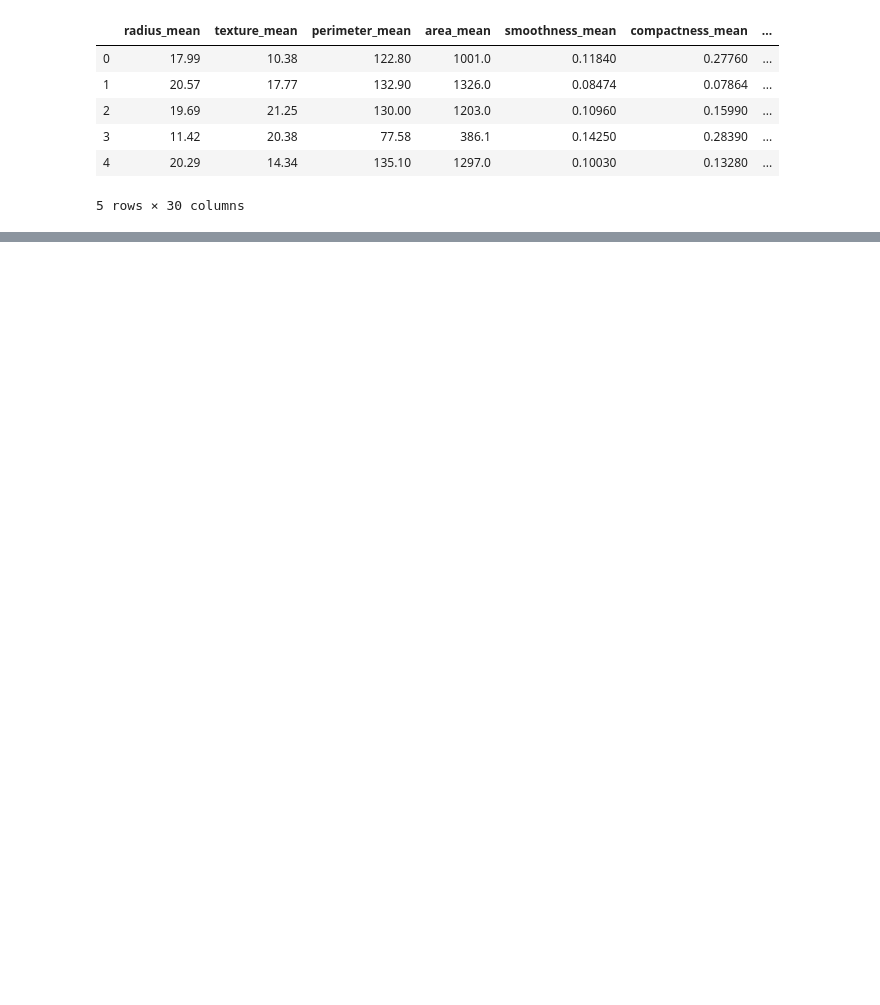
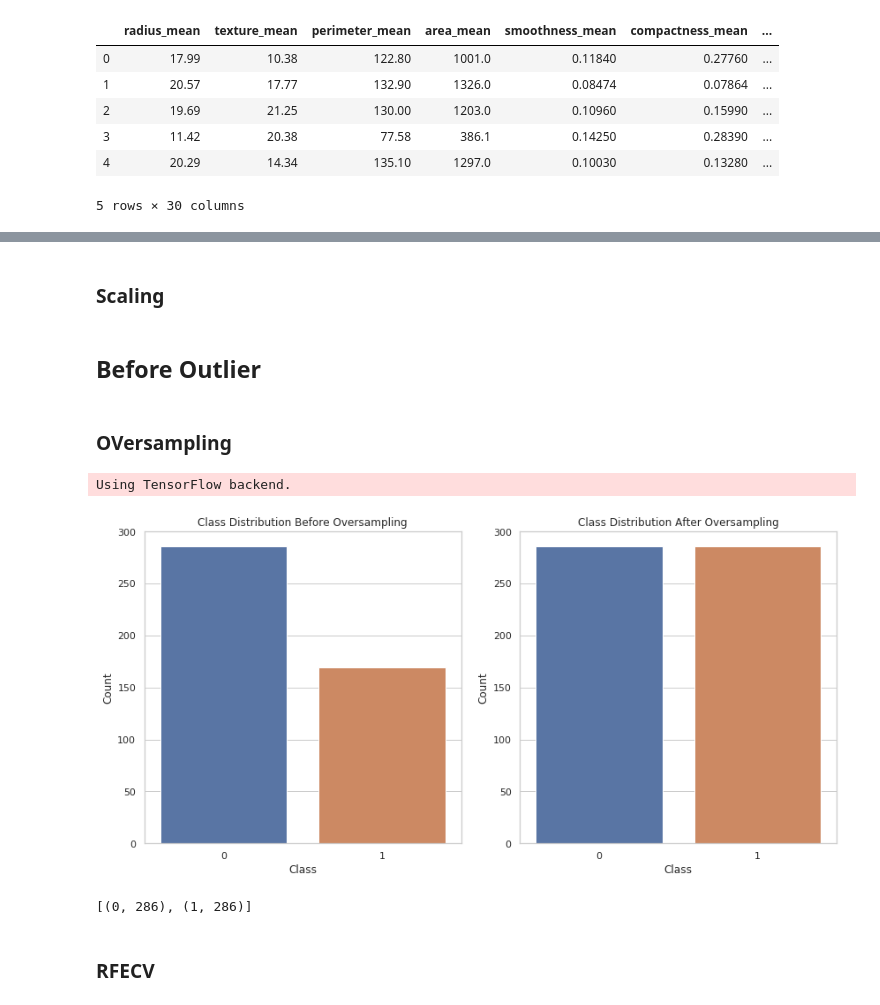
Before and after one commit to BuyingANew-Soul/Breast-Cancer-Wisconsin, a Jupyter notebook: breast-cancer-wisconsin.ipynb, the cells around one changed output, grey strips where cells are left out. Cells and saved outputs as stored; diff of their text form; code cells hidden in the pictures; blank space fills up the shorter version.

```diff
--- a/breast-cancer-wisconsin.ipynb
+++ b/breast-cancer-wisconsin.ipynb
@@ -431,0 +204,58 @@ plt.title('tSNE projection of Breast Cancer Dataset');
+# %% [markdown]
+### Scaling
+# %%
+scaler = StandardScaler()
+
+# Fit on training data
+scaler.fit(X_train)
+
+# Transform both training and test data
+X_train_scaled = scaler.transform(X_train)
+X_test_scaled = scaler.transform(X_test)
+# %% [markdown]
+## Before Outlier
+# %% [markdown]
+### OVersampling
+# %%
+import matplotlib.pyplot as plt
+import seaborn as sns
+import pandas as pd
+from imblearn.over_sampling import RandomOverSampler
+
+# Set the aesthetic style of the plots
+sns.set(style="whitegrid")
+
+# Apply random oversampling to the minority class in the training set
+oversampler = RandomOverSampler(random_state=42)
+X_train_resampled, y_train_resampled = oversampler.fit_resample(X_train_scaled, y_train)
+
+# Plot the class distribution before and after oversampling using Seaborn
+plt.figure(figsize=(12, 6))
+
+# Plotting the original class distribution
+plt.subplot(1, 2, 1)
+plt.title('Class Distribution Before Oversampling')
+sns.countplot(x=y_train)
+plt.xlabel('Class')
+plt.ylabel('Count')
+
+# Plotting the class distribution after oversampling
+plt.subplot(1, 2, 2)
+plt.title('Class Distribution After Oversampling')
+sns.countplot(x=y_train_resampled)
+plt.xlabel('Class')
+plt.ylabel('Count')
+
+plt.tight_layout()
+plt.savefig("class_balance_sns_beforeOutlier.png", bbox_inches='tight')
+plt.show()
+# %% [output]
+Using TensorFlow backend.
+[figure, added]
+# %%
+from collections import Counter
+print(sorted(Counter(y_train_resampled).items()))
+# %% [output]
+[(0, 286), (1, 286)]
+# %% [markdown]
+### RFECV
```
Also changed, not shown: parts of 59 cells of this notebook.
